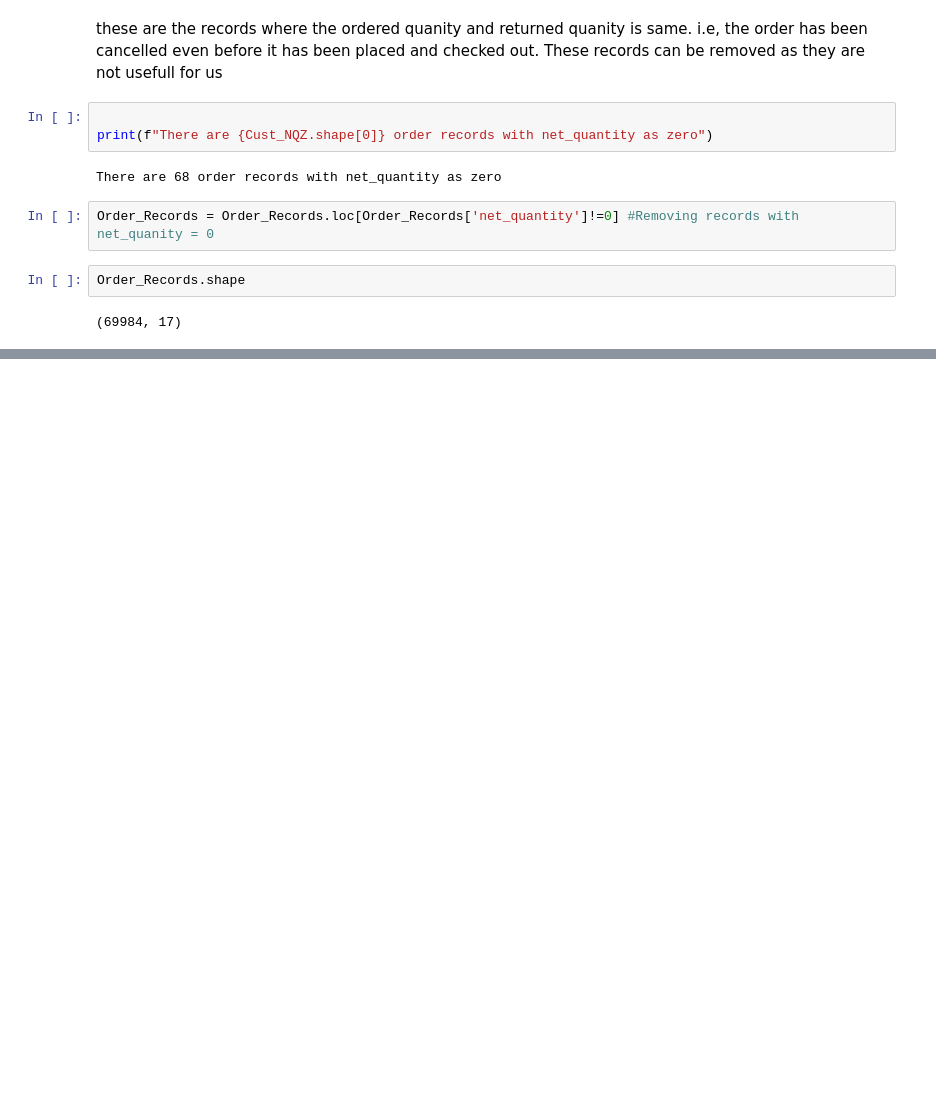
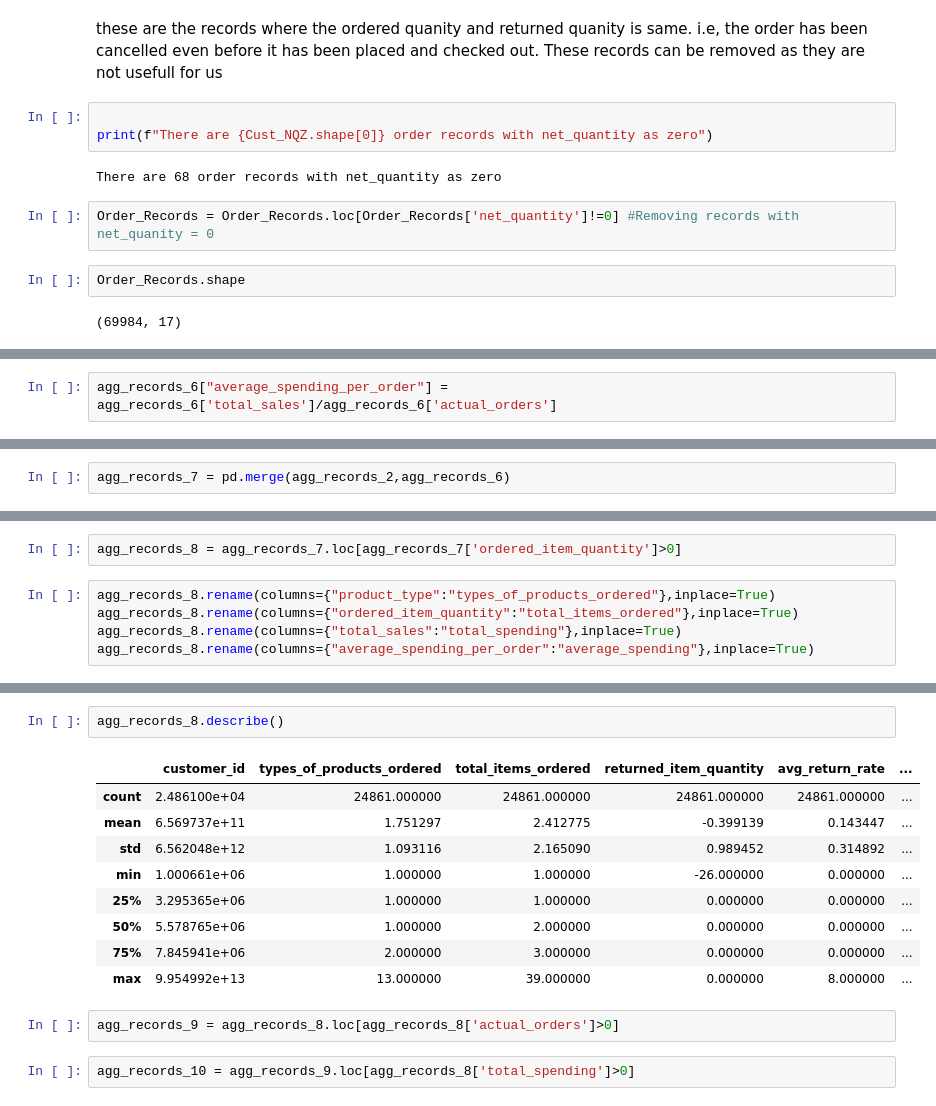
Before and after one commit to abhi9741/Market-Segmentation-with-Machine-Learning-from-E-Commerce-Sales-Data, a Jupyter notebook: CustomerSegmentation.ipynb, the cells around one changed output, grey strips where cells are left out. Cells and saved outputs as stored; diff of their text form; blank space fills up the shorter version.

```diff
--- a/CustomerSegmentation.ipynb
+++ b/CustomerSegmentation.ipynb
@@ -189,0 +319,2 @@ Order_Records.shape
+# %%
+agg_records_6["average_spending_per_order"] = agg_records_6['total_sales']/agg_records_6['actual_orders']
@@ -189,0 +330,2 @@ Order_Records.shape
+# %%
+agg_records_7 = pd.merge(agg_records_2,agg_records_6)
@@ -189,0 +341,7 @@ Order_Records.shape
+# %%
+agg_records_8 = agg_records_7.loc[agg_records_7['ordered_item_quantity']>0]
+# %%
+agg_records_8.rename(columns={"product_type":"types_of_products_ordered"},inplace=True)
+agg_records_8.rename(columns={"ordered_item_quantity":"total_items_ordered"},inplace=True)
+agg_records_8.rename(columns={"total_sales":"total_spending"},inplace=True)
+agg_records_8.rename(columns={"average_spending_per_order":"average_spending"},inplace=True)
@@ -189,0 +357,16 @@ Order_Records.shape
+# %%
+agg_records_8.describe()
+# %% [output]
+|  | customer_id | types_of_products_ordered | total_items_ordered | returned_item_quantity | avg_return_rate | ... |
+| count | 2.486100e+04 | 24861.000000 | 24861.000000 | 24861.000000 | 24861.000000 | ... |
+| mean | 6.569737e+11 | 1.751297 | 2.412775 | -0.399139 | 0.143447 | ... |
+| std | 6.562048e+12 | 1.093116 | 2.165090 | 0.989452 | 0.314892 | ... |
+| min | 1.000661e+06 | 1.000000 | 1.000000 | -26.000000 | 0.000000 | ... |
+| 25% | 3.295365e+06 | 1.000000 | 1.000000 | 0.000000 | 0.000000 | ... |
+| 50% | 5.578765e+06 | 1.000000 | 2.000000 | 0.000000 | 0.000000 | ... |
+| 75% | 7.845941e+06 | 2.000000 | 3.000000 | 0.000000 | 0.000000 | ... |
+| max | 9.954992e+13 | 13.000000 | 39.000000 | 0.000000 | 8.000000 | ... |
+# %%
+agg_records_9 = agg_records_8.loc[agg_records_8['actual_orders']>0]
+# %%
+agg_records_10 = agg_records_9.loc[agg_records_8['total_spending']>0]
```
Also changed, not shown: parts of 35 cells of this notebook.
